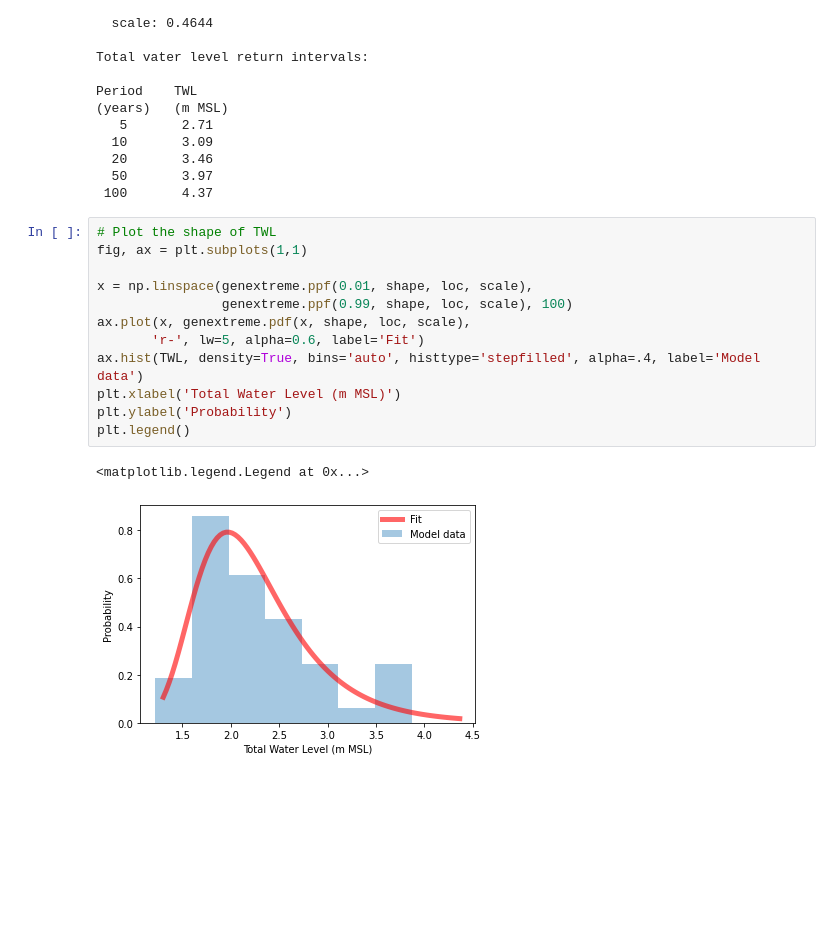
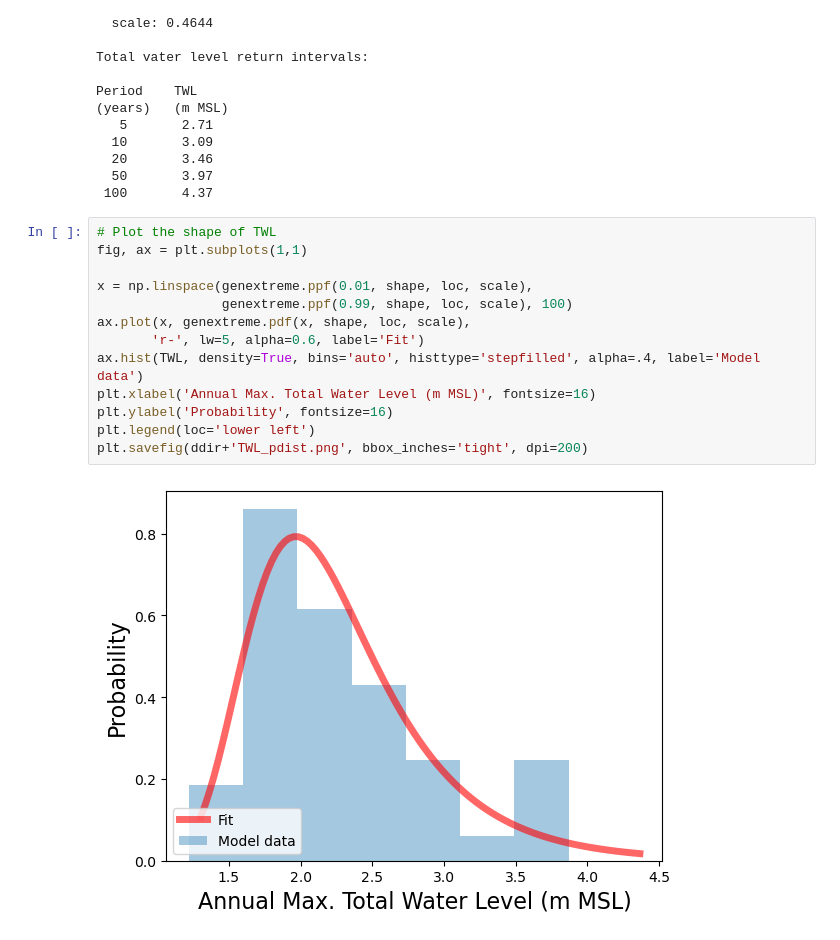
Before and after one commit to csherwood-usgs/Dorian_recovery, a Jupyter notebook: TWL_return_intervals.ipynb, the cells around one changed output. Cells and saved outputs as stored; diff of their text form; blank space fills up the shorter version.

```diff
--- a/TWL_return_intervals.ipynb
+++ b/TWL_return_intervals.ipynb
@@ -123,15 +129,15 @@ Period    TWL
 # %%
 # Plot the shape of TWL
 fig, ax = plt.subplots(1,1)
 
 x = np.linspace(genextreme.ppf(0.01, shape, loc, scale),
                 genextreme.ppf(0.99, shape, loc, scale), 100)
 ax.plot(x, genextreme.pdf(x, shape, loc, scale),
        'r-', lw=5, alpha=0.6, label='Fit')
 ax.hist(TWL, density=True, bins='auto', histtype='stepfilled', alpha=.4, label='Model data')
-plt.xlabel('Total Water Level (m MSL)')
-plt.ylabel('Probability')
-plt.legend()
+plt.xlabel('Annual Max. Total Water Level (m MSL)', fontsize=16)
+plt.ylabel('Probability', fontsize=16)
+plt.legend(loc='lower left')
+plt.savefig(ddir+'TWL_pdist.png', bbox_inches='tight', dpi=200)
 # %% [output]
-<matplotlib.legend.Legend at 0x...>
-[figure, old version]
+[figure, new version]
```
Also changed, not shown: parts of 3 cells of this notebook, 1 other file.
